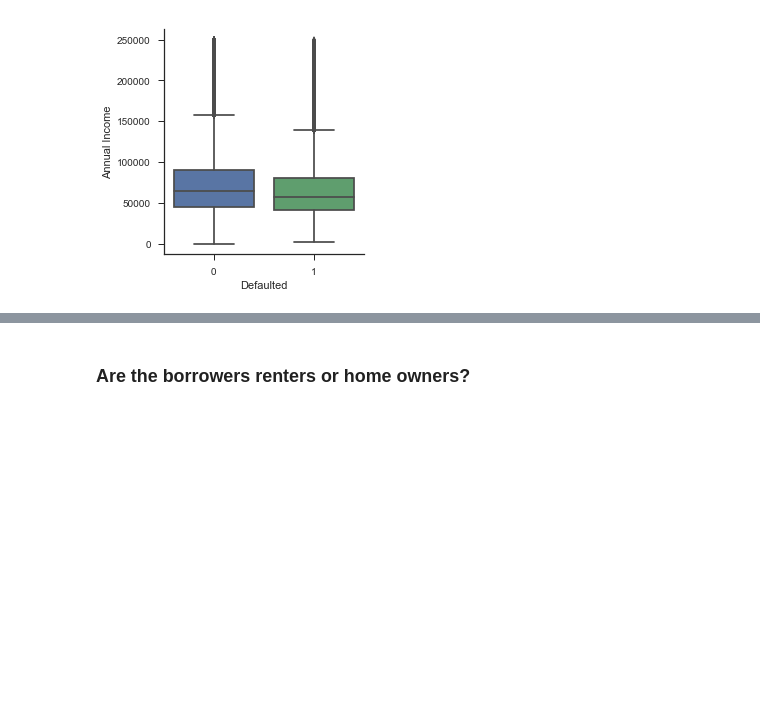
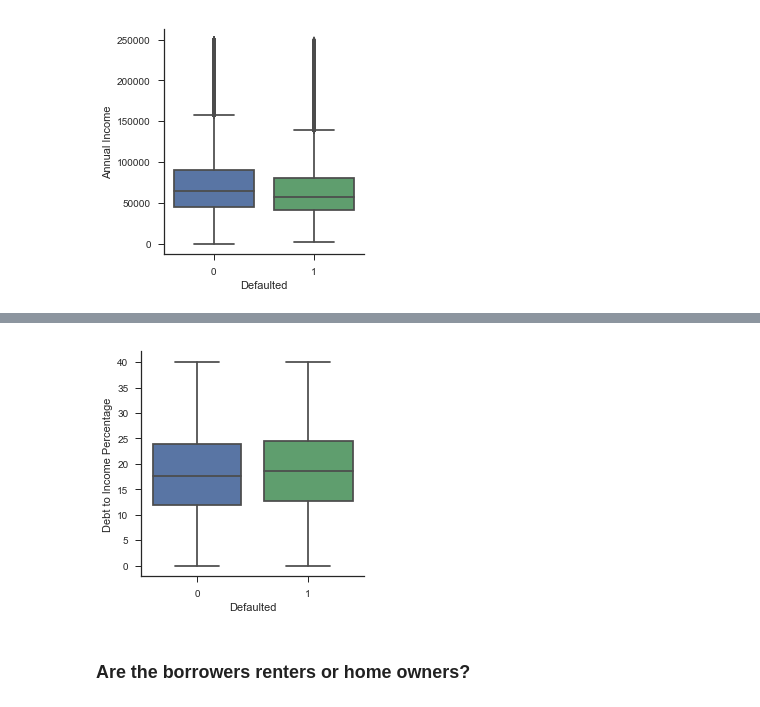
Before and after one commit to anishb/lending_club_analysis, a Jupyter notebook: Lending Club Kaggle Analysis.ipynb, the cells around one changed output, grey strips where cells are left out. Cells and saved outputs as stored; diff of their text form; code cells hidden in the pictures; blank space fills up the shorter version.

```diff
--- a/Lending Club Kaggle Analysis.ipynb
+++ b/Lending Club Kaggle Analysis.ipynb
@@ -196,3 +223,9 @@ with sns.axes_style(style='ticks'):
+# %%
+with sns.axes_style(style='ticks'):
+    g = sns.factorplot("defaulted", "dti", data=loans, kind="box")
+    g.set_axis_labels("Defaulted", "Debt to Income Percentage");
+# %% [output]
+[figure, added]
 # %% [markdown]
 ### Are the borrowers renters or home owners?
 # %%
```
Also changed, not shown: parts of 38 cells of this notebook.
